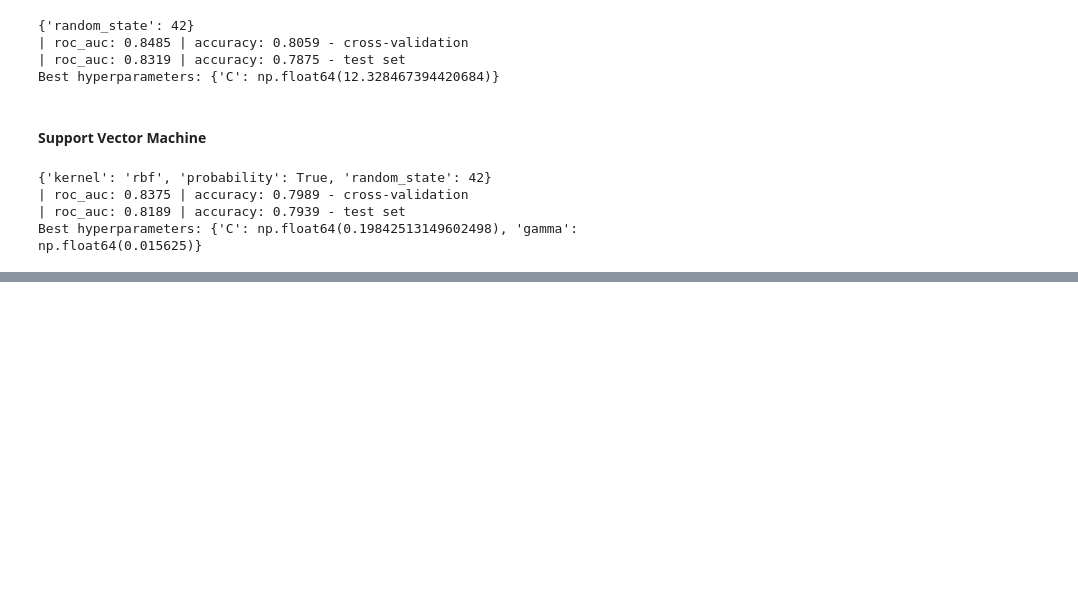
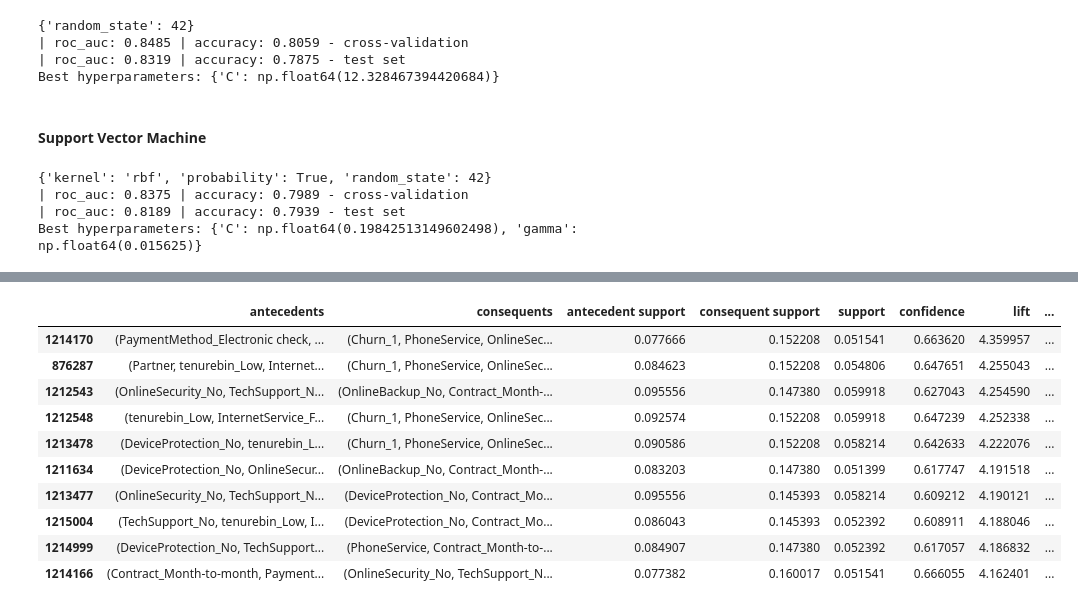
Before and after one commit to mccc03/IML_SNS_project, a Jupyter notebook: Part1/Codes/telco.ipynb, the cells around one changed output, grey strips where cells are left out. Cells and saved outputs as stored; diff of their text form; code cells hidden in the pictures; blank space fills up the shorter version.

Commit message:
backup 2025-05-08

```diff
--- a/Part1/Codes/telco.ipynb
+++ b/Part1/Codes/telco.ipynb
@@ -649,0 +774,24 @@ Best hyperparameters: {'C': np.float64(0.19842513149602498), 'gamma': np.float64
+# %%
+telco_df_ar, _ = map_categorical_to_num(telco_df_ar, one_hot=True)
+# %%
+telco_df_ar = pd.get_dummies(telco_df_ar, columns=['SeniorCitizen']) # One-hot encoding
+# %%
+telco_df_ar = pd.get_dummies(telco_df_ar, columns=['Churn'])
+# %%
+frequent_itemsets = apriori(telco_df_ar, min_support=0.05, use_colnames=True)
+rules = association_rules(frequent_itemsets, metric="confidence", min_threshold=0.6)
+# %%
+churn_rules = rules[rules['consequents'].apply(lambda x: 'Churn_1' in x)]
+churn_rules.sort_values(by='lift', ascending=False).head(10)
+# %% [output]
+|  | antecedents | consequents | antecedent support | consequent support | support | confidence | lift | ... |
+| 1214170 | (PaymentMethod_Electronic check, ... | (Churn_1, PhoneService, OnlineSec... | 0.077666 | 0.152208 | 0.051541 | 0.663620 | 4.359957 | ... |
+| 876287 | (Partner, tenurebin_Low, Internet... | (Churn_1, PhoneService, OnlineSec... | 0.084623 | 0.152208 | 0.054806 | 0.647651 | 4.255043 | ... |
+| 1212543 | (OnlineSecurity_No, TechSupport_N... | (OnlineBackup_No, Contract_Month-... | 0.095556 | 0.147380 | 0.059918 | 0.627043 | 4.254590 | ... |
+| 1212548 | (tenurebin_Low, InternetService_F... | (Churn_1, PhoneService, OnlineSec... | 0.092574 | 0.152208 | 0.059918 | 0.647239 | 4.252338 | ... |
+| 1213478 | (DeviceProtection_No, tenurebin_L... | (Churn_1, PhoneService, OnlineSec... | 0.090586 | 0.152208 | 0.058214 | 0.642633 | 4.222076 | ... |
+| 1211634 | (DeviceProtection_No, OnlineSecur... | (OnlineBackup_No, Contract_Month-... | 0.083203 | 0.147380 | 0.051399 | 0.617747 | 4.191518 | ... |
+| 1213477 | (OnlineSecurity_No, TechSupport_N... | (DeviceProtection_No, Contract_Mo... | 0.095556 | 0.145393 | 0.058214 | 0.609212 | 4.190121 | ... |
+| 1215004 | (TechSupport_No, tenurebin_Low, I... | (DeviceProtection_No, Contract_Mo... | 0.086043 | 0.145393 | 0.052392 | 0.608911 | 4.188046 | ... |
+| 1214999 | (DeviceProtection_No, TechSupport... | (PhoneService, Contract_Month-to-... | 0.084907 | 0.147380 | 0.052392 | 0.617057 | 4.186832 | ... |
+| 1214166 | (Contract_Month-to-month, Payment... | (OnlineSecurity_No, TechSupport_N... | 0.077382 | 0.160017 | 0.051541 | 0.666055 | 4.162401 | ... |
```
Also changed, not shown: parts of 26 cells of this notebook.
